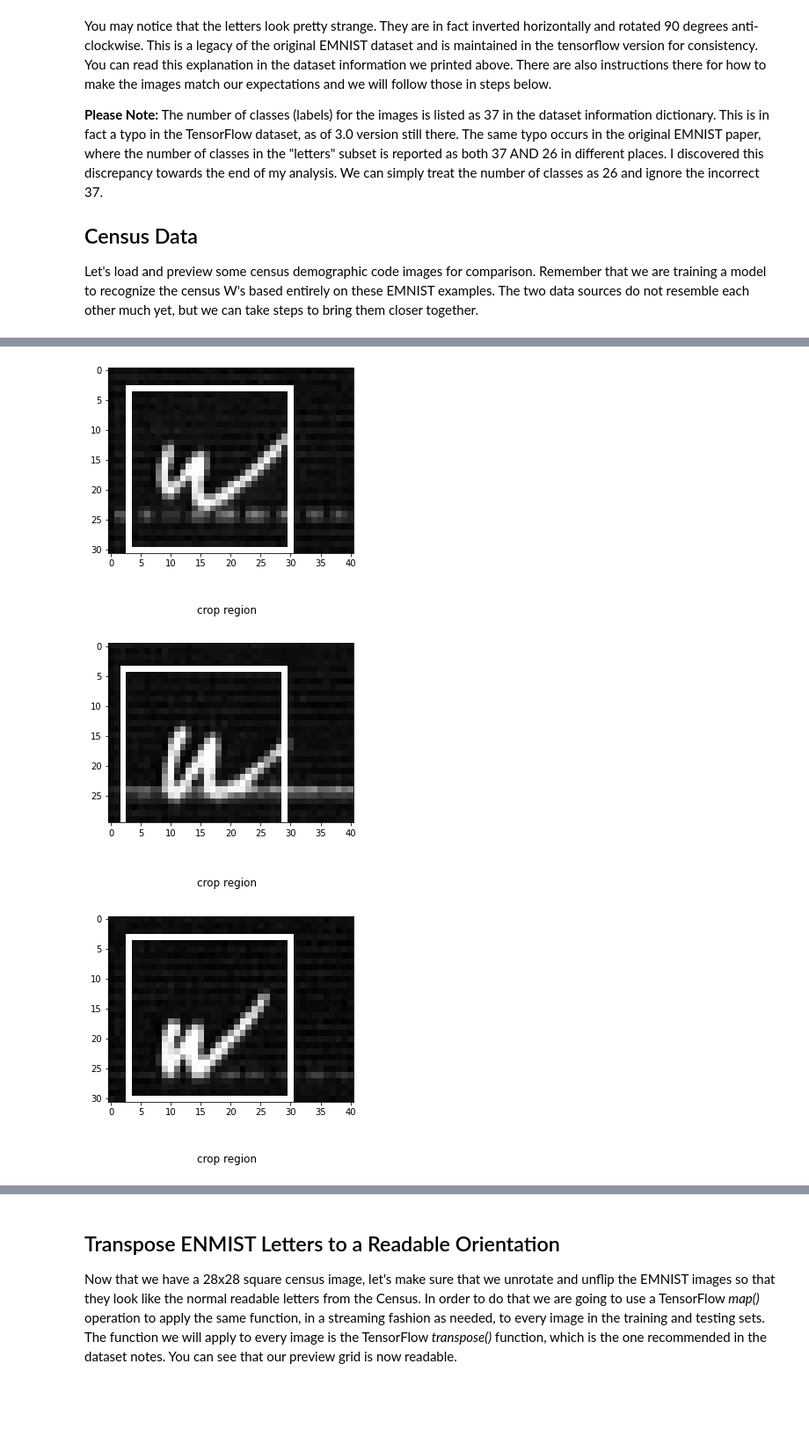
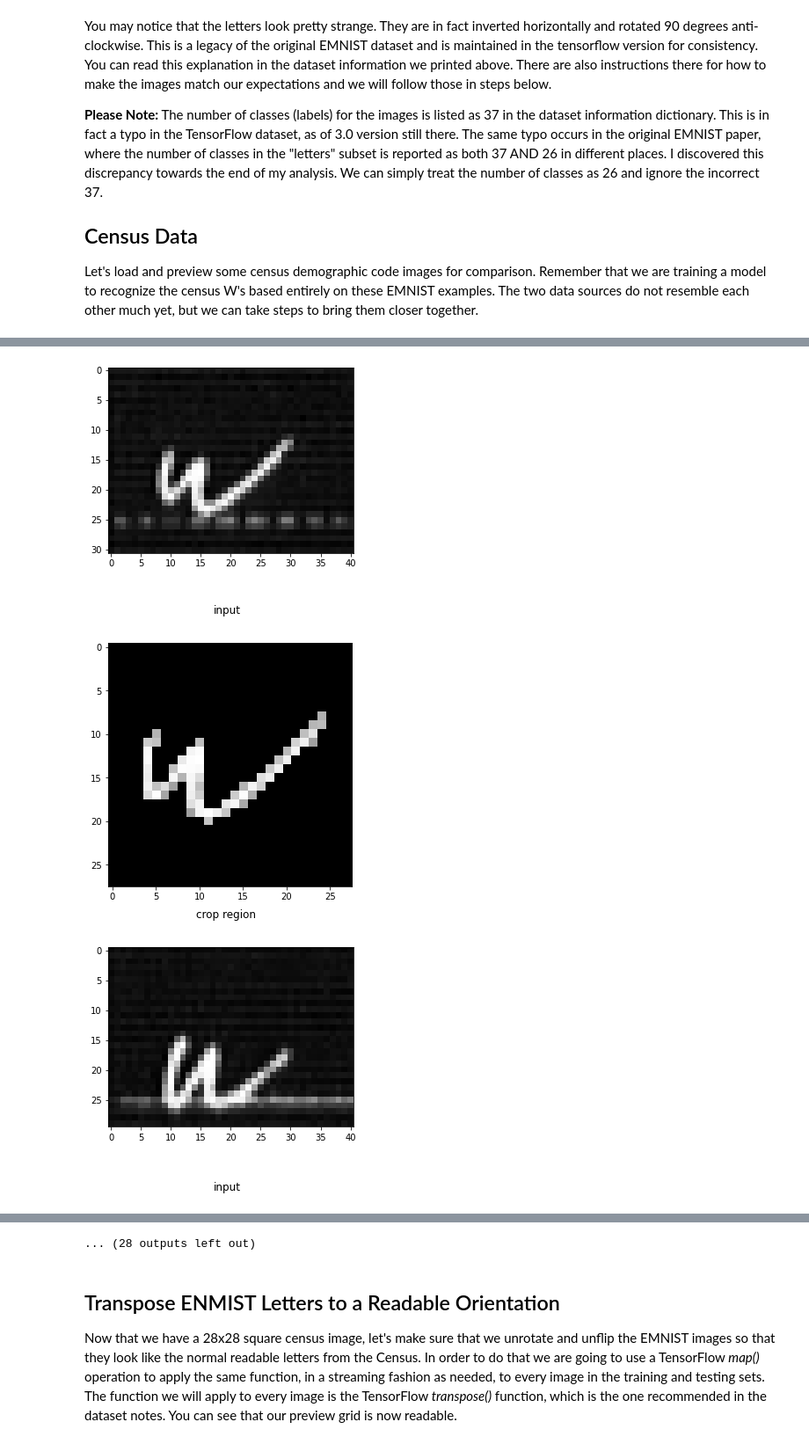
Before and after one commit to cases-umd/census-form-image-processing, a Jupyter notebook: 3_Handwritten_Character_Recognition.ipynb, the cells around one changed output, grey strips where cells are left out. Shown at 88% size. Saved outputs shown, nothing was run; the diff lists cells and outputs as text; code cells hidden in the pictures; blank space fills up the shorter version.

Commit message:
adds horizontal line removal and bounding box cropping

```diff
--- a/3_Handwritten_Character_Recognition.ipynb
+++ b/3_Handwritten_Character_Recognition.ipynb
@@ -125,20 +128,59 @@ To make the machine learning approach work best, we will adjust our data to corr
-# %%
-def crop_cell(cell_img, debug=False):
-    M = cv2.moments(cell_img)
-    X = int(M["m10"] / M["m00"])
-    Y = int(M["m01"] / M["m00"])
-    x1 = min(max(0, X-13), cell_img.shape[0] - 28)
-    y1 = min(max(0, Y-13), cell_img.shape[1] - 28)
-    cell = cell_img[x1:x1+28, y1:y1+28]
-    cv2.rectangle(cell_img, (x1, y1, 28, 28), RED, thickness=1)
-    view(cell_img, "crop region")
-    return cell
-
-page = "pages/43290879-California-101393-0002.jpeg"
-cells = list(generateCellImages(page))
-for image in cells[:3]:
-    crop_cell(image, debug=True)
-# %% [output]
-[figure, removed]
-[figure, removed]
-[figure, removed]
+# %%
+def zap_lower_horiz_lines(img, debug=False):
+    if debug:
+        view(img, "with horiz line")
+    # detect heavy horizontal lines in lower quarter.
+    h_ink = np.sum(img, axis=1)
+    idx = np.argmax(h_ink)
+    if(idx > 20 and h_ink[idx] > 3000):
+        img[idx, :] = 0
+        h_ink = np.sum(img, axis=1)
+        idx = np.argmax(h_ink)
+        if(idx > 20 and h_ink[idx] > 2000):
+            img[idx, :] = 0
+        if debug:
+            view(img, "horiz line zapped")
+        vert = np.copy(img)
+        vertStructure = cv2.getStructuringElement(cv2.MORPH_RECT, (1, 3))
+        vert = cv2.dilate(vert, vertStructure)
+        vert = cv2.erode(vert, vertStructure)
+        if debug:
+            view(vert, "cross kernel repair")
+        img = vert
+    return img
+
+def crop_cell(cell_img, debug=False):
+    if debug:
+        view(cell_img, "input")
+    ret,cell_img = cv2.threshold(cell_img,155,255,cv2.THRESH_TOZERO)
+    cell_img = zap_lower_horiz_lines(cell_img)
+
+    contours, hierarchy = cv2.findContours(cell_img,cv2.RETR_TREE,cv2.CHAIN_APPROX_SIMPLE)
+    # Find the largest contour by area
+    areas = [cv2.contourArea(c) for c in contours]
+    contour = contours[np.argmax(areas)]
+    stencil = np.zeros(cell_img.shape).astype(cell_img.dtype)
+    stencil = cv2.drawContours(stencil, [contour], 0, 1, -1)
+    cell_img = cv2.bitwise_and(cell_img, cell_img, mask=stencil)
+    if False:
+        view(cell_img, "first")
+
+    # cut then resize rect area to 24x24 (2px border)
+    rect = cv2.boundingRect(contour)
+    center = ((rect[0]+int(rect[2]*0.5), (rect[1]+int(rect[3]*0.5))));
+    translate_x = 14 - center[0]
+    translate_y = 14 - center[1]
+    translation_matrix = np.float32([ [1,0,translate_x], [0,1,translate_y] ])
+    img_translation = cv2.warpAffine(cell_img, translation_matrix, (28, 28))
+    if debug:
+        view(img_translation, "crop region")
+    return img_translation
+
+page = "pages/43290879-California-101393-0002.jpeg"
+cells = list(generateCellImages(page))
+for image in cells[:20]:
+    crop_cell(image, debug=True)
+# %% [output]
+[figure, added]
+[figure, added]
+[figure, added]
@@ -145,3 +196,4 @@ for image in cells[:3]:
+... (28 outputs left out)
 # %% [markdown]
 
 
```
Also changed, not shown: parts of 4 cells of this notebook, 6 other files.
